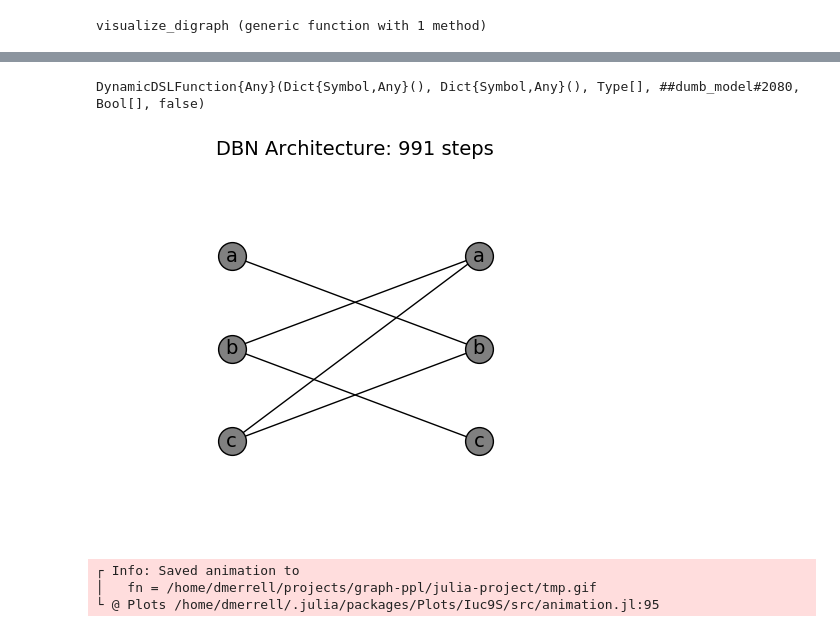
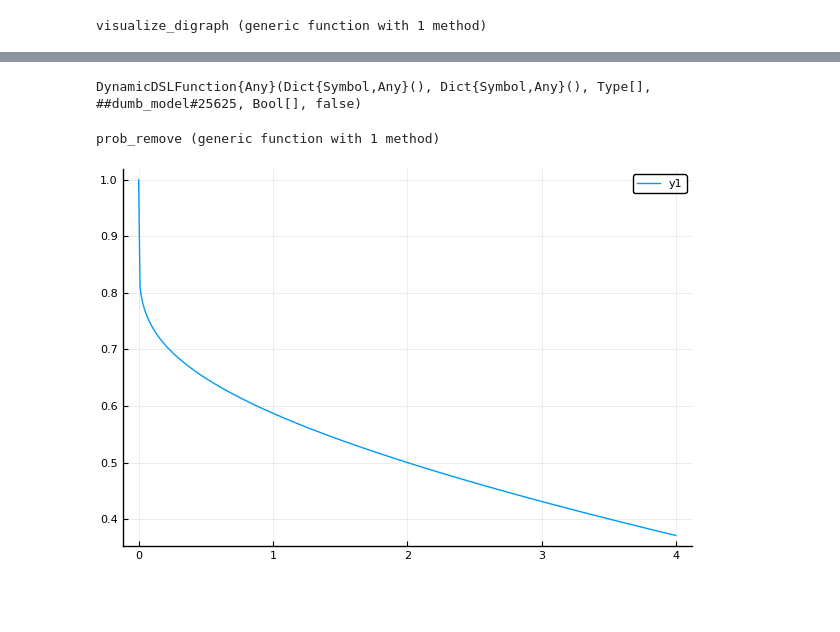
Before and after one commit to gitter-lab/ssps, a Jupyter notebook: julia-project/DBN-structure-inference.ipynb, the cells around one changed output, grey strips where cells are left out. Saved outputs shown, nothing was run; the diff lists cells and outputs as text; code cells hidden in the pictures; blank space fills up the shorter version.

```diff
--- a/julia-project/DBN-structure-inference.ipynb
+++ b/julia-project/DBN-structure-inference.ipynb
@@ -335,14 +404,20 @@ animate_digraph_sampling (generic function with 1 method)
 # %%
 @gen function dumb_model()
-    @trace(graphprior(1.0, ref_graph), :G)
+    @trace(graphprior(3.00, reference_dg), :G)
     return
 end
 # %% [output]
-DynamicDSLFunction{Any}(Dict{Symbol,Any}(), Dict{Symbol,Any}(), Type[], ##dumb_model#2080, Bool[], false)
+DynamicDSLFunction{Any}(Dict{Symbol,Any}(), Dict{Symbol,Any}(), Type[], ##dumb_model#25625, Bool[], false)
 # %%
-animate_digraph_sampling(ref_graph, dumb_model, digraph_proposal, (1.0,), digraph_involution, 1000);
+animate_digraph_exploration(reference_dg, dumb_model, digraph_proposal, (2.0,), digraph_involution, 1000)
-# %% [output]
-[figure, removed]
-┌ Info: Saved animation to
-│   fn = /home/dmerrell/projects/graph-ppl/julia-project/tmp.gif
-└ @ Plots /home/dmerrell/.julia/packages/Plots/Iuc9S/src/animation.jl:95
+# %%
+prob_remove(in_deg, expected_indegree, V) = (1.0*in_deg / V) ^ -(1.0 / log2(1.0*expected_indegree/V))
+# %% [output]
+prob_remove (generic function with 1 method)
+# %%
+expected_indegs = collect(0:0.01:4.0);
+probs = [prob_remove(2, ei, 20) for ei in expected_indegs];
+# %%
+plot(expected_indegs, probs)
+# %% [output]
+[figure, added]
```
Also changed, not shown: parts of 13 cells of this notebook.
